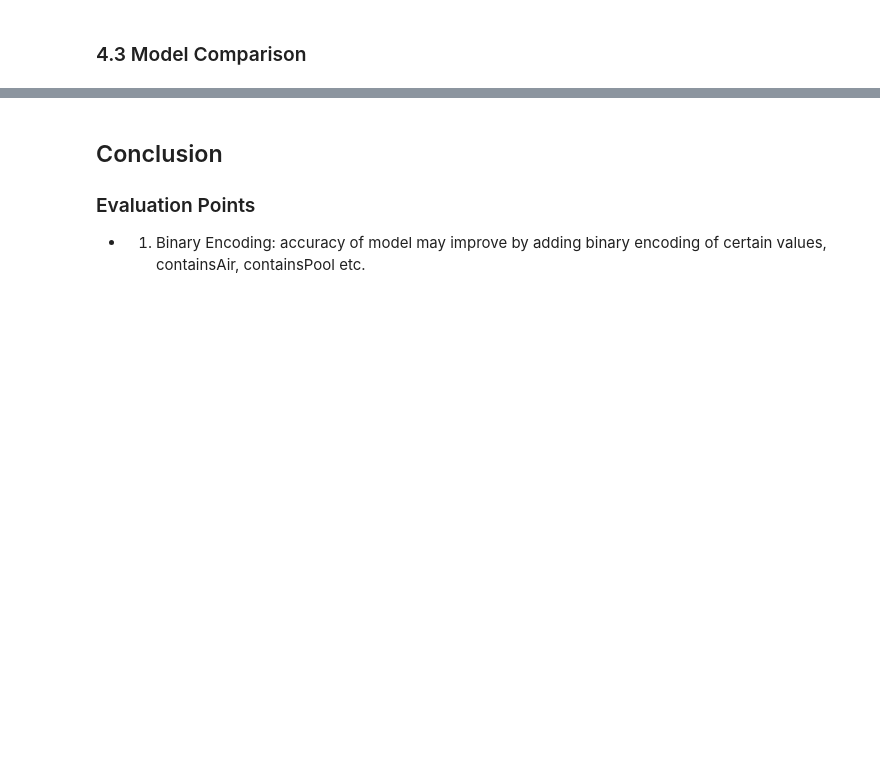
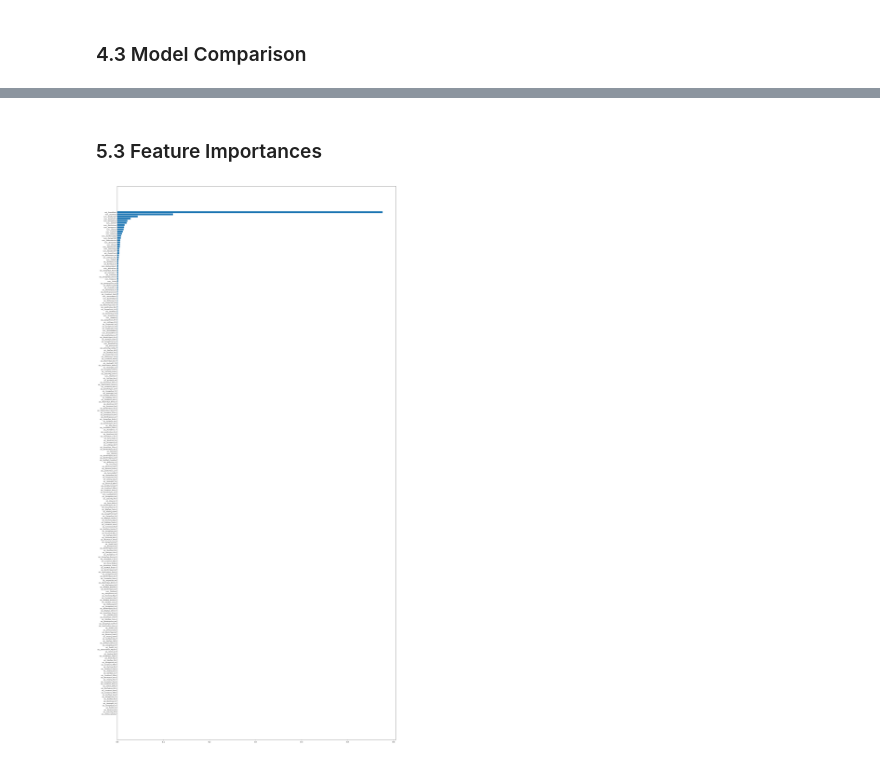
Before and after one commit to Mark-Barbaric/Kaggle, a Jupyter notebook: housing/housing_workbook_v1.ipynb, the cells around one changed output, grey strips where cells are left out. Saved outputs shown, nothing was run; the diff lists cells and outputs as text; code cells hidden in the pictures; blank space fills up the shorter version.

```diff
--- a/housing/housing_workbook_v1.ipynb
+++ b/housing/housing_workbook_v1.ipynb
@@ -376,7 +438,7 @@ preprocessor_updated = ColumnTransformer(
     ]
 )
 # %%
-clf_updated = Pipeline(
+pipeline2 = Pipeline(
     steps=[
         ('preprocessor', preprocessor_updated),
         ('model', RandomForestRegressor(
@@ -451,8 +506,17 @@ missing_cols
-# %% [markdown]
-## Conclusion
-
-
-
-### Evaluation Points
-
-* 1. Binary Encoding: accuracy of model may improve by adding binary encoding of certain values, containsAir, containsPool etc.
+# %% [markdown]
+### 5.3 Feature Importances
+# %%
+rf = pipeline2['model']
+preprocessor = pipeline2['preprocessor']
+# %%
+feature_importances = rf.feature_importances_
+feature_names = preprocessor.get_feature_names_out()
+# %%
+f_i = list(zip(feature_names, feature_importances))
+f_i.sort(key=lambda x: x[1])
+plt.figure(figsize=[10, 60])
+plt.barh([x[0] for x in f_i], [x[1] for x in f_i])
+plt.yticks(fontsize=8)
+plt.show()
+# %% [output]
+[figure, added]
```
Also changed, not shown: parts of 42 cells of this notebook, 5 other files.
